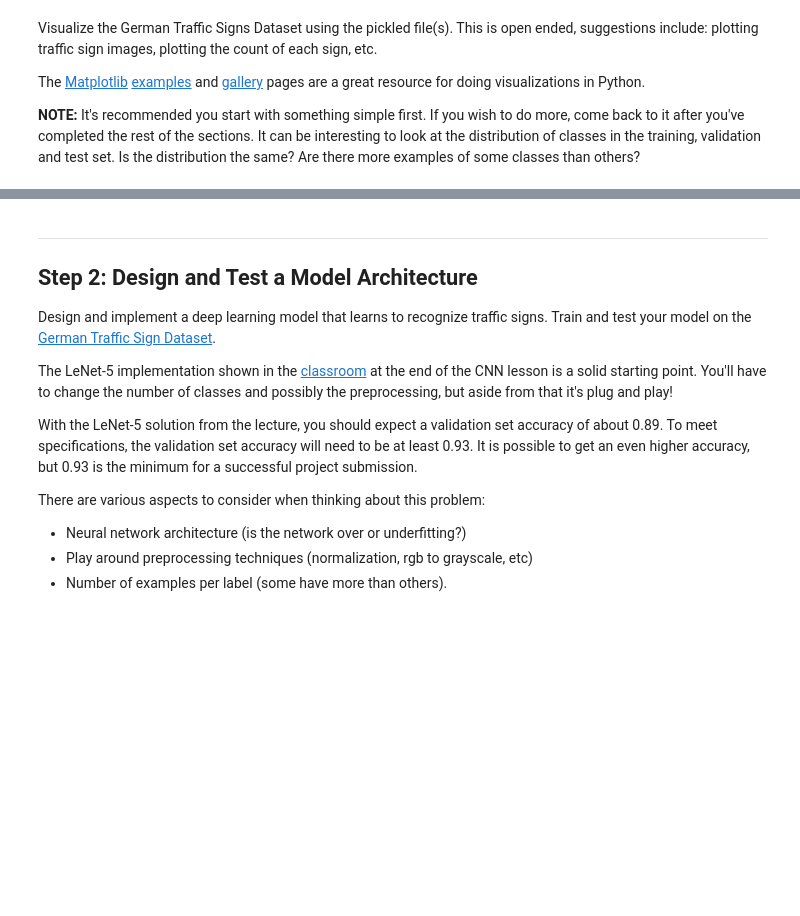
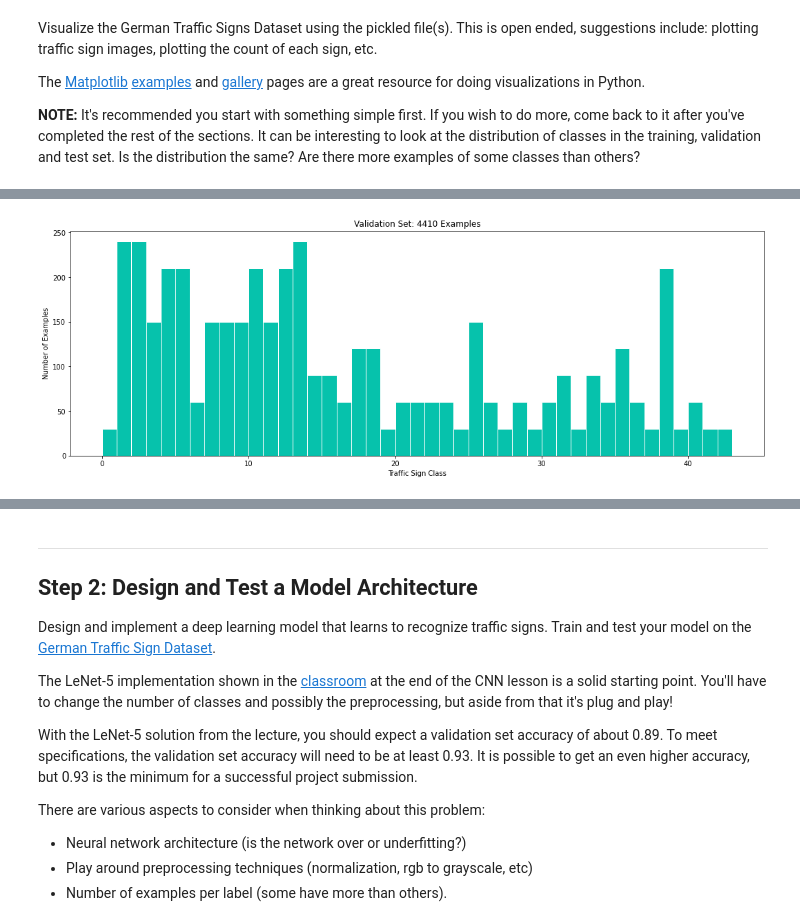
Before and after one commit to jasleon/Traffic-Sign-Classifier, a Jupyter notebook: Traffic_Sign_Classifier.ipynb, the cells around one changed output, grey strips where cells are left out. Cells and saved outputs as stored; diff of their text form; code cells hidden in the pictures; blank space fills up the shorter version.

```diff
--- a/Traffic_Sign_Classifier.ipynb
+++ b/Traffic_Sign_Classifier.ipynb
@@ -119,0 +139,4 @@ Class of the training example =  Speed limit (30km/h)
+# %%
+visualize_dataset(y_valid, 'Validation', 'xkcd:turquoise')
+# %% [output]
+[figure, added]
```
Also changed, not shown: parts of 4 cells of this notebook.
